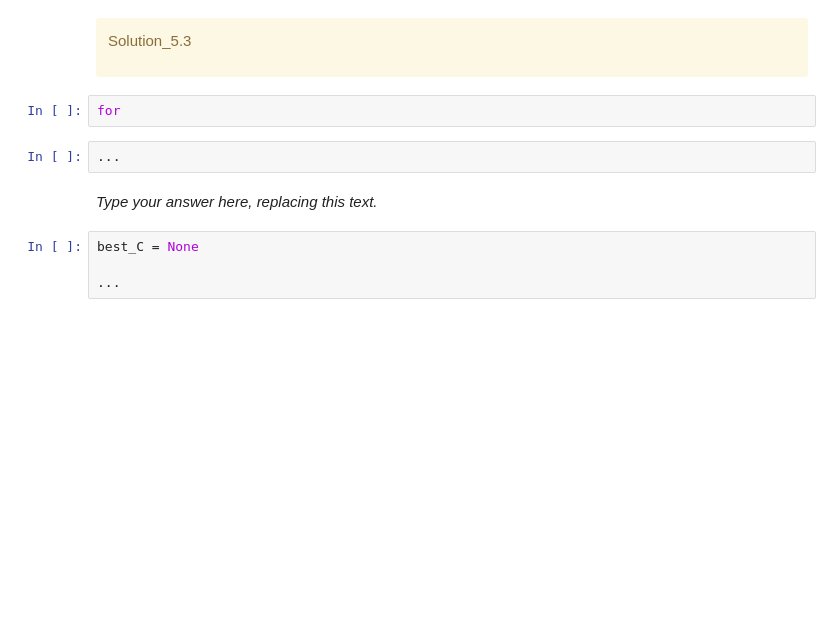
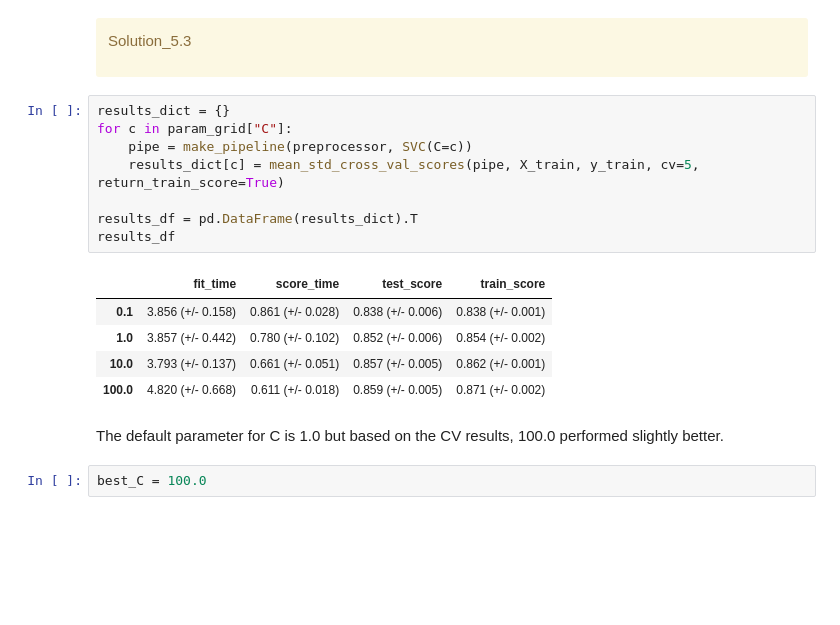
Before and after one commit to joshchew24/cpsc330-2023W2, a Jupyter notebook: hw/hw3/hw3.ipynb, the cells around one changed output. Cells and saved outputs as stored; diff of their text form; blank space fills up the shorter version.

```diff
--- a/hw/hw3/hw3.ipynb
+++ b/hw/hw3/hw3.ipynb
@@ -651,16 +652,24 @@ param_grid
 Solution_5.3
 
 </div>
-# %%
-for
-# %%
-...
-# %% [markdown]
-_Type your answer here, replacing this text._
-# %%
-best_C = None
-
-...
+# %%
+results_dict = {}
+for c in param_grid["C"]:
+    pipe = make_pipeline(preprocessor, SVC(C=c))
+    results_dict[c] = mean_std_cross_val_scores(pipe, X_train, y_train, cv=5, return_train_score=True)
+
+results_df = pd.DataFrame(results_dict).T
+results_df
+# %% [output]
+|  | fit_time | score_time | test_score | train_score |
+| 0.1 | 3.856 (+/- 0.158) | 0.861 (+/- 0.028) | 0.838 (+/- 0.006) | 0.838 (+/- 0.001) |
+| 1.0 | 3.857 (+/- 0.442) | 0.780 (+/- 0.102) | 0.852 (+/- 0.006) | 0.854 (+/- 0.002) |
+| 10.0 | 3.793 (+/- 0.137) | 0.661 (+/- 0.051) | 0.857 (+/- 0.005) | 0.862 (+/- 0.001) |
+| 100.0 | 4.820 (+/- 0.668) | 0.611 (+/- 0.018) | 0.859 (+/- 0.005) | 0.871 (+/- 0.002) |
+# %% [markdown]
+The default parameter for C is 1.0 but based on the CV results, 100.0 performed slightly better.
+# %%
+best_C = 100.0
 # %% [markdown]
 <!-- END QUESTION -->
 
```
Also changed, not shown: parts of 15 cells of this notebook.
